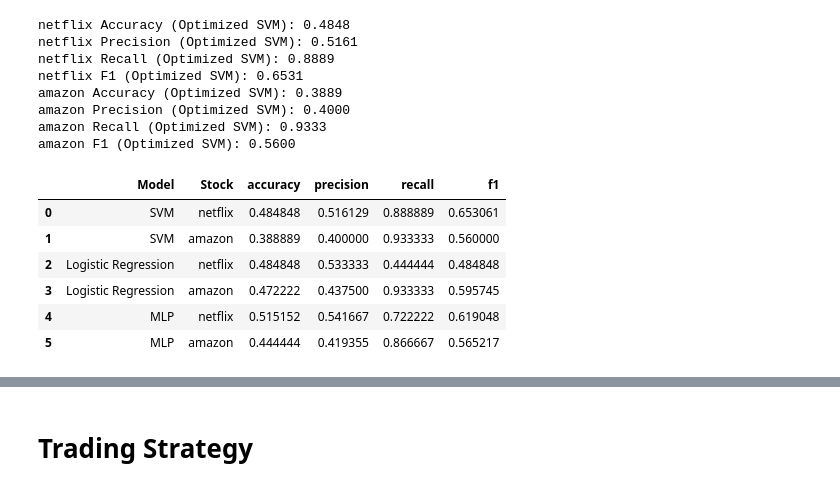
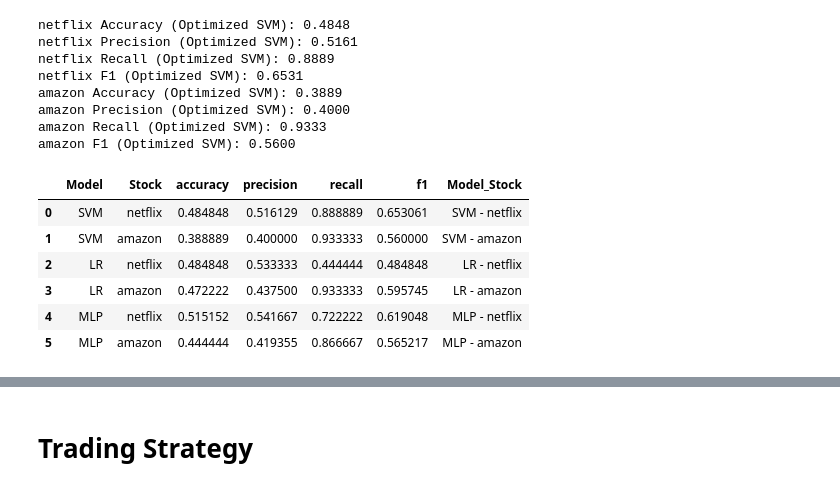
Before and after one commit to Ilse-hutten/tweet-stock-prediction, a Jupyter notebook: notebooks/model_training_02.ipynb, the cells around one changed output, grey strips where cells are left out. Drawn from its saved outputs; the diff is of its cells as text; code cells hidden in the pictures.

```diff
--- a/notebooks/model_training_02.ipynb
+++ b/notebooks/model_training_02.ipynb
@@ -35,7 +37,10 @@ import matplotlib.pyplot as plt
 # %%
 # Loading data
+# Get project root dynamically
+base_dir = os.path.abspath(os.path.join(os.getcwd(), ".."))
 
-merged_sentiment = pd.read_csv("merged_sentiment.csv")
+# Construct relative paths
+merged_sentiment = pd.read_csv(os.path.join(base_dir, "data", "merged_sentiment.csv"))
 # %% [markdown]
 ## Train Test Split
 # %%
@@ -862,39 +867,42 @@ metrics_results = []
 # Define datasets containing previously computed results
 datasets_opt_all = {
     "SVM": datasets_opt_svm,  # Contains optimized SVM results
-    "Logistic Regression": datasets_opt_lr,  # Contains optimized LR results
+    "LR": datasets_opt_lr,  # Contains optimized LR results
     "MLP": datasets_opt,  # Contains optimized MLP results
 }
 
 # Loop through each model type and stock
 for model_name, dataset in datasets_opt_all.items():
     for stock, (y_true, y_pred) in dataset.items():
         results = evaluate_model(
             y_true, y_pred
         )  # Pull previously computed metrics
 
         # Store results dynamically
         metrics_results.append(
             {
                 "Model": model_name,
                 "Stock": stock,
                 **{
                     metric: results[metric]
                     for metric in ["accuracy", "precision", "recall", "f1"]
                 },
             }
         )
 
 # Convert list into DataFrame
 df_metrics = pd.DataFrame(metrics_results)
 
+# New column combining Model and Stock for x-axis labels
+df_metrics["Model_Stock"] = df_metrics["Model"] + " - " + df_metrics["Stock"]
+
 # Display consolidated metrics
 df_metrics
 # %% [output]
-|  | Model | Stock | accuracy | precision | recall | f1 |
-| 0 | SVM | netflix | 0.484848 | 0.516129 | 0.888889 | 0.653061 |
-| 1 | SVM | amazon | 0.388889 | 0.400000 | 0.933333 | 0.560000 |
-| 2 | Logistic Regression | netflix | 0.484848 | 0.533333 | 0.444444 | 0.484848 |
-| 3 | Logistic Regression | amazon | 0.472222 | 0.437500 | 0.933333 | 0.595745 |
-| 4 | MLP | netflix | 0.515152 | 0.541667 | 0.722222 | 0.619048 |
-| 5 | MLP | amazon | 0.444444 | 0.419355 | 0.866667 | 0.565217 |
+|  | Model | Stock | accuracy | precision | recall | f1 | Model_Stock |
+| 0 | SVM | netflix | 0.484848 | 0.516129 | 0.888889 | 0.653061 | SVM - netflix |
+| 1 | SVM | amazon | 0.388889 | 0.400000 | 0.933333 | 0.560000 | SVM - amazon |
+| 2 | LR | netflix | 0.484848 | 0.533333 | 0.444444 | 0.484848 | LR - netflix |
+| 3 | LR | amazon | 0.472222 | 0.437500 | 0.933333 | 0.595745 | LR - amazon |
+| 4 | MLP | netflix | 0.515152 | 0.541667 | 0.722222 | 0.619048 | MLP - netflix |
+| 5 | MLP | amazon | 0.444444 | 0.419355 | 0.866667 | 0.565217 | MLP - amazon |
```
Also changed, not shown: parts of 10 cells of this notebook, 5 other files.
